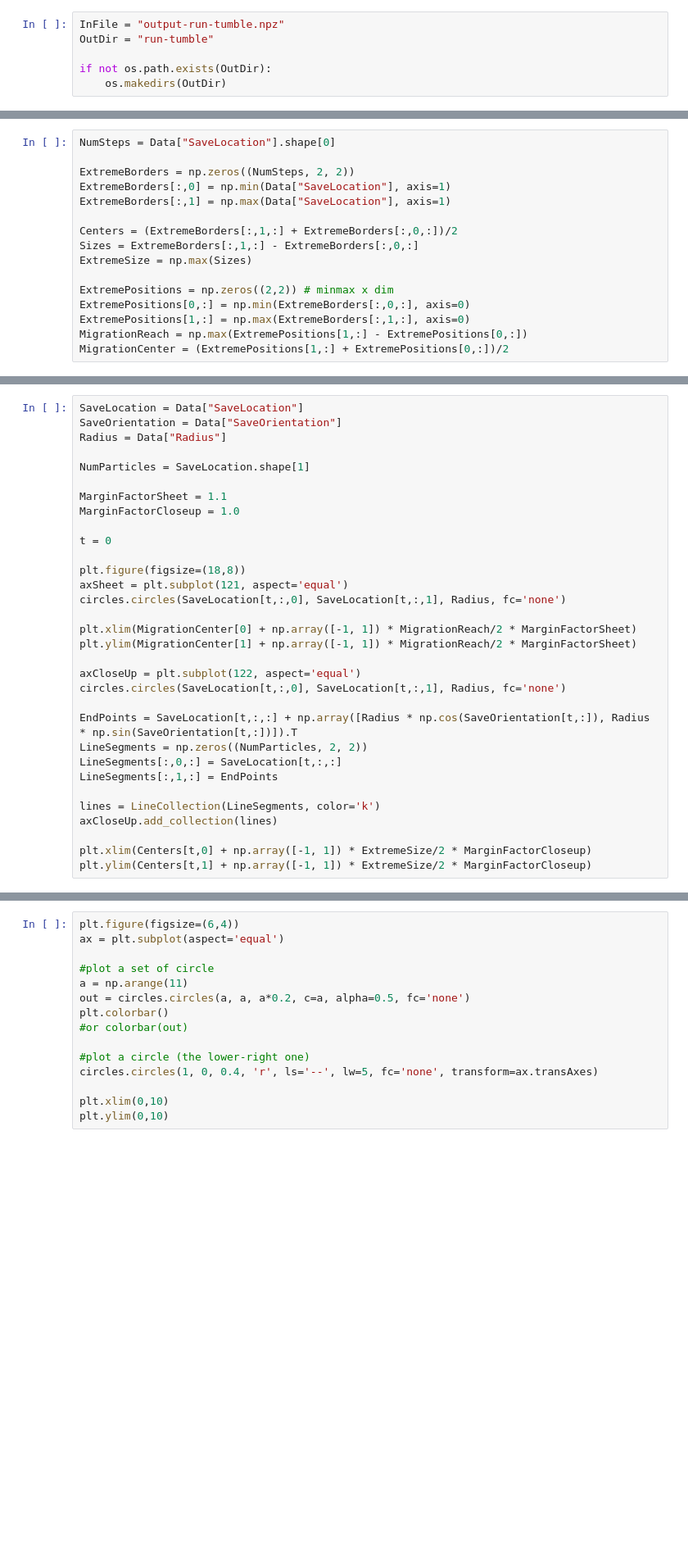
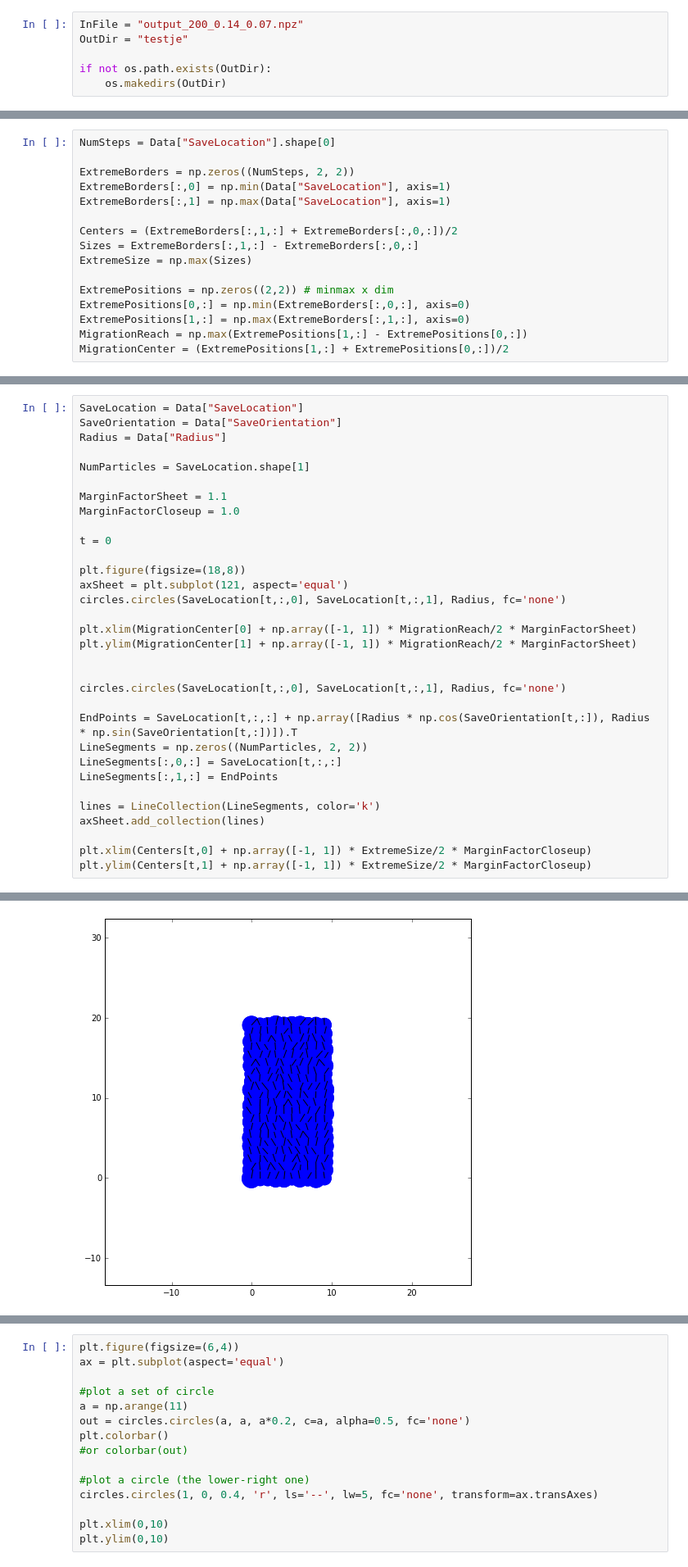
Before and after one commit to JesseSlim/comp-phys-2016-cd, a Jupyter notebook: CreateAnimation.ipynb, the cells around one changed output, grey strips where cells are left out. Shown at 82% size. Drawn from its saved outputs; the diff is of its cells as text; blank space fills up the shorter version.

```diff
--- a/CreateAnimation.ipynb
+++ b/CreateAnimation.ipynb
@@ -13,8 +13,8 @@ def print_fl(x):
     print(x)
     sys.stdout.flush()
 # %%
-InFile = "output-run-tumble.npz"
-OutDir = "run-tumble"
+InFile = "output_200_0.14_0.07.npz"
+OutDir = "testje"
 
 if not os.path.exists(OutDir):
     os.makedirs(OutDir)
@@ -60,7 +62,7 @@ circles.circles(SaveLocation[t,:,0], SaveLocation[t,:,1], Radius, fc='none')
 plt.xlim(MigrationCenter[0] + np.array([-1, 1]) * MigrationReach/2 * MarginFactorSheet)
 plt.ylim(MigrationCenter[1] + np.array([-1, 1]) * MigrationReach/2 * MarginFactorSheet)
 
-axCloseUp = plt.subplot(122, aspect='equal')
+
 circles.circles(SaveLocation[t,:,0], SaveLocation[t,:,1], Radius, fc='none')
 
 EndPoints = SaveLocation[t,:,:] + np.array([Radius * np.cos(SaveOrientation[t,:]), Radius * np.sin(SaveOrientation[t,:])]).T
@@ -69,7 +71,8 @@ LineSegments[:,0,:] = SaveLocation[t,:,:]
 LineSegments[:,1,:] = EndPoints
 
 lines = LineCollection(LineSegments, color='k')
-axCloseUp.add_collection(lines)
+axSheet.add_collection(lines)
 
 plt.xlim(Centers[t,0] + np.array([-1, 1]) * ExtremeSize/2 * MarginFactorCloseup)
 plt.ylim(Centers[t,1] + np.array([-1, 1]) * ExtremeSize/2 * MarginFactorCloseup)
+# %% [output]
@@ -76,3 +80,4 @@ plt.ylim(Centers[t,1] + np.array([-1, 1]) * ExtremeSize/2 * MarginFactorCloseup)
+[figure, added]
 # %%
 SaveLocation = Data["SaveLocation"]
 SaveOrientation = Data["SaveOrientation"]
```
Also changed, not shown: parts of 3 cells of this notebook, 7 other files.
